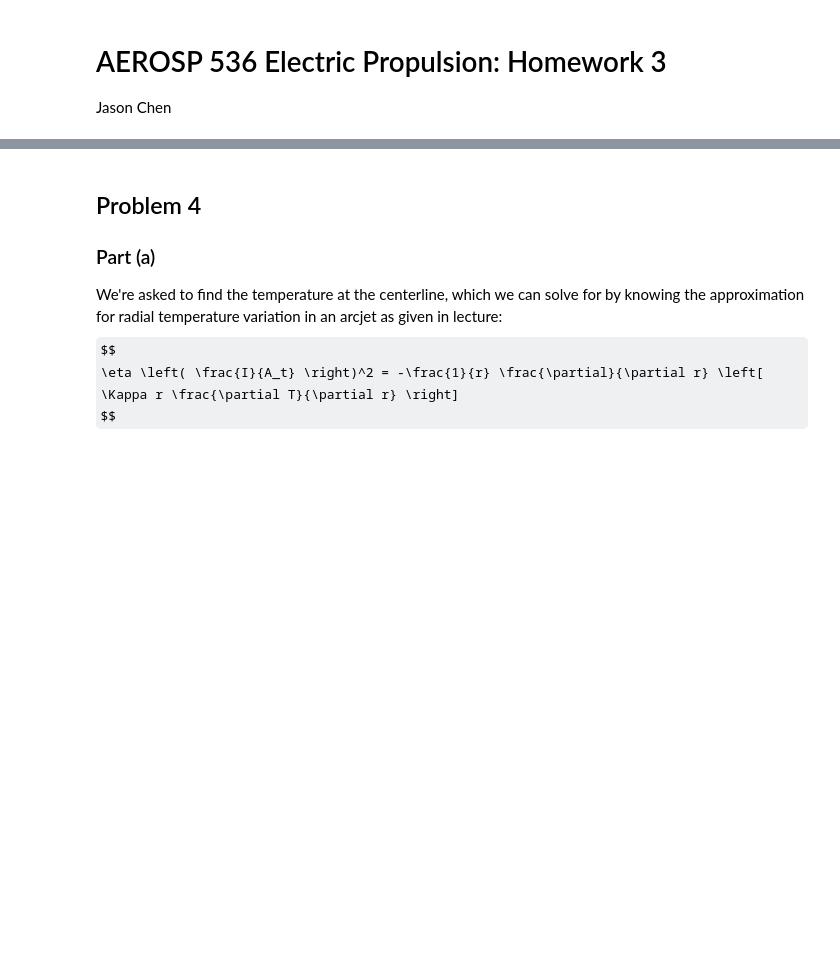
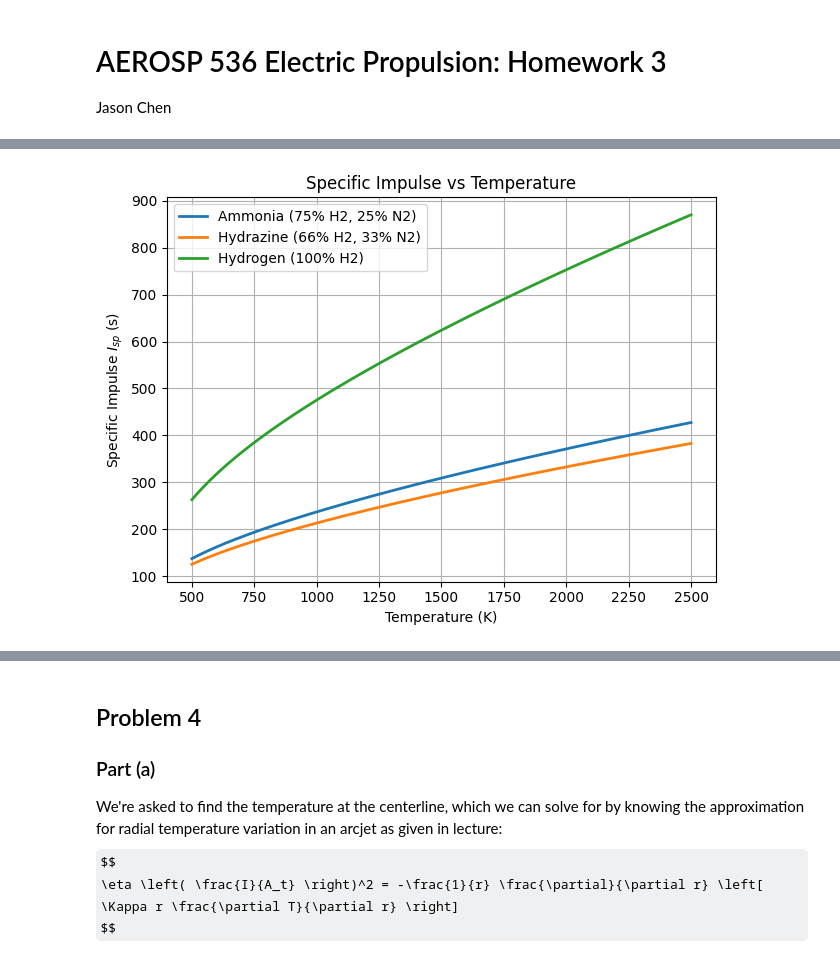
Before and after one commit to JayChen35/sugs, a Jupyter notebook: 536_electric_prop/hw_3.ipynb, the cells around one changed output, grey strips where cells are left out. Cells and saved outputs as stored; diff of their text form; code cells hidden in the pictures; some formulas as TeX source; blank space fills up the shorter version.

```diff
--- a/536_electric_prop/hw_3.ipynb
+++ b/536_electric_prop/hw_3.ipynb
@@ -10,0 +29,43 @@ Q_ = ureg.Quantity
+# %%
+coefficients = {
+    "N2": {"A": 19.5,  "B": 19.8, "C": -8.6, "D": 1.4, "E": 0.5},
+    "H2": {"A": 18.56, "B": 12.3, "C": -2.6, "D": 0.3, "E": 2.0},
+}
+M_h2, M_n2 = 2.016 * 1e-3, 28.0134 * 1e-3  # kg/mol
+
+def h_species(T, A, B, C, D, E, M):
+    theta = T / 1000.0
+    term = A*theta + (B/2.0)*theta**2 + (C/3.0)*theta**3 + (D/4.0)*theta**4 - E*(1000.0/T)
+    return term * 1e3 / M
+
+def mass_fractions_from_mole(x_H2, x_N2):
+    M_total = x_H2 * M_h2 + x_N2 * M_n2
+    y_H2 = x_H2 * M_h2 / M_total
+    y_N2 = x_N2 * M_n2 / M_total
+    return y_H2, y_N2
+
+def get_isp(T, x_H2, x_N2):
+    h_H2 = h_species(T, **coefficients["H2"], M=M_h2)
+    h_N2 = h_species(T, **coefficients["N2"], M=M_n2)
+    # Convert to mass fractions for the frozen mixture
+    y_H2, y_N2 = mass_fractions_from_mole(x_H2, x_N2)
+    return (1/9.81) * np.sqrt(2.0 * (y_H2 * h_H2 + y_N2 * h_N2))
+
+t_range = np.linspace(500, 2500, 1000)
+ammonia_isp = get_isp(t_range, 0.75, 0.25)
+hydrazine_isp = get_isp(t_range, 0.66, 0.33)
+hydrogen_isp = get_isp(t_range, 1.00, 0.00)
+
+plt.figure()
+plt.plot(t_range, ammonia_isp, label='Ammonia (75% H2, 25% N2)', lw=2)
+plt.plot(t_range, hydrazine_isp, label='Hydrazine (66% H2, 33% N2)', lw=2)
+plt.plot(t_range, hydrogen_isp, label='Hydrogen (100% H2)', lw=2)
+plt.xlabel('Temperature (K)')
+plt.ylabel('Specific Impulse $I_{sp}$ (s)')
+plt.title('Specific Impulse vs Temperature')
+plt.grid(True)
+plt.legend()
+plt.tight_layout()
+plt.show()
+# %% [output]
+[figure, added]
```
Also changed, not shown: parts of 12 cells of this notebook.
